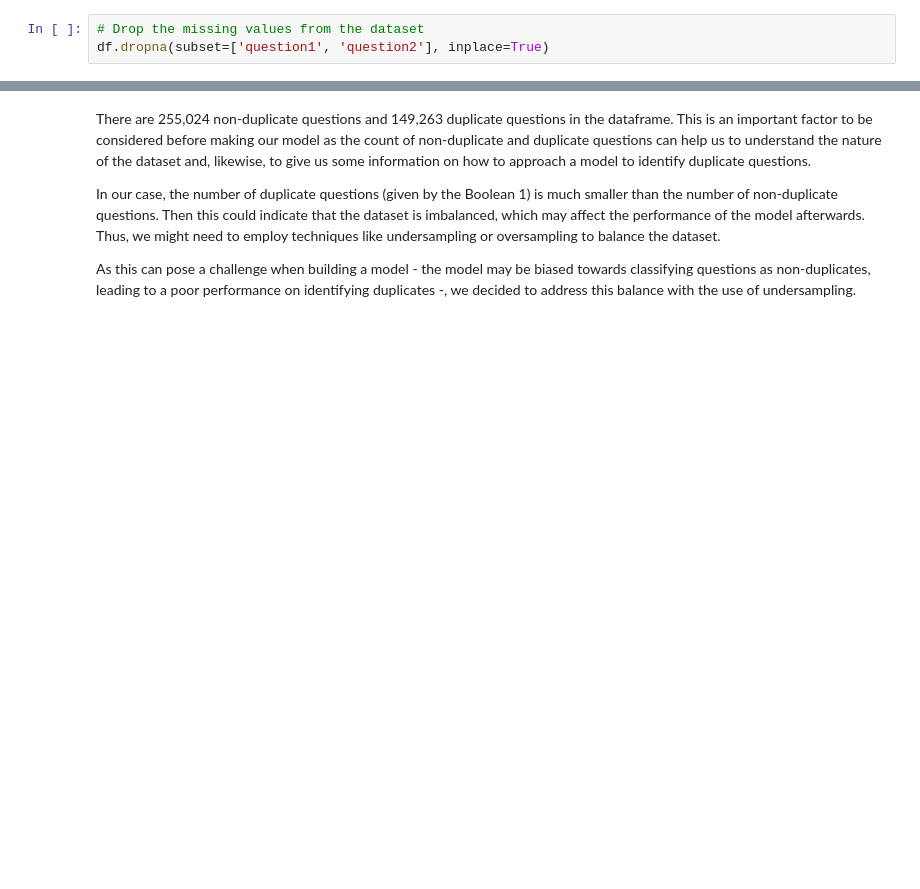
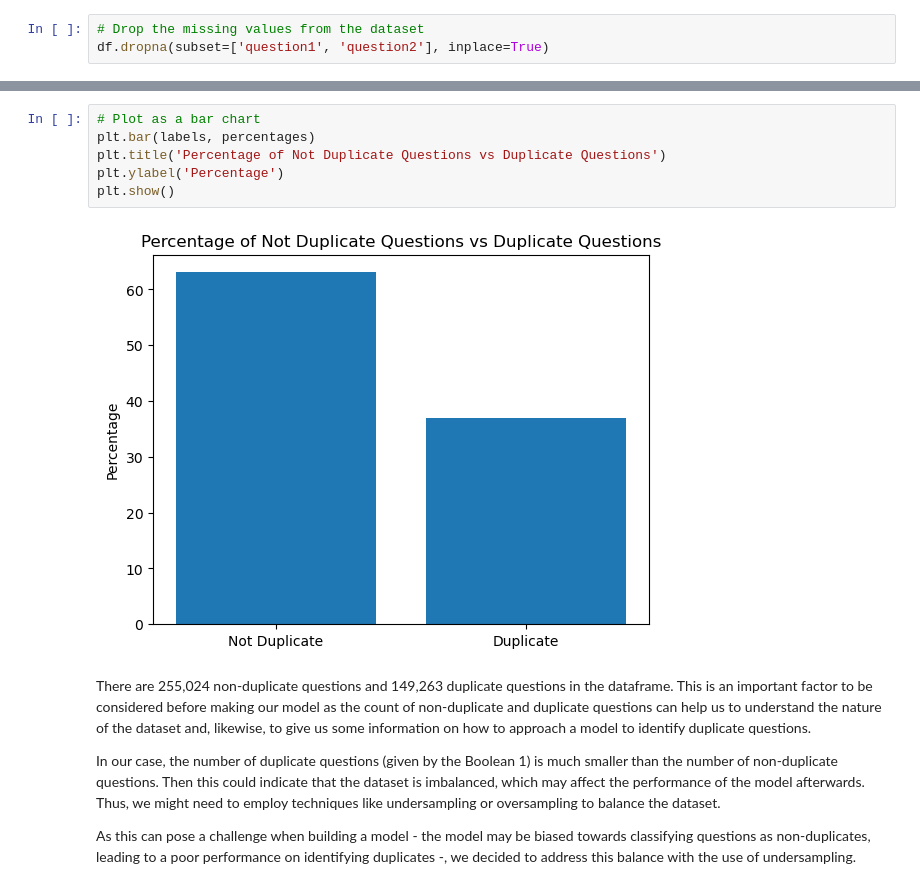
Before and after one commit to rafaelaqfc/Duplicate-Questions-Classifier, a Jupyter notebook: mini_project_V.ipynb, the cells around one changed output, grey strips where cells are left out. Cells and saved outputs as stored; diff of their text form; blank space fills up the shorter version.

```diff
--- a/mini_project_V.ipynb
+++ b/mini_project_V.ipynb
@@ -116,3 +131,11 @@ Name: is_duplicate, dtype: int64
+# %%
+# Plot as a bar chart
+plt.bar(labels, percentages)
+plt.title('Percentage of Not Duplicate Questions vs Duplicate Questions')
+plt.ylabel('Percentage')
+plt.show()
+# %% [output]
+[figure, added]
 # %% [markdown]
 There are 255,024 non-duplicate questions and 149,263 duplicate questions in the dataframe. This is an important factor to be considered before making our model as the count of non-duplicate and duplicate questions can help us to understand the nature of the dataset and, likewise, to give us some information on how to approach a model to identify duplicate questions.
 
```
Also changed, not shown: parts of 42 cells of this notebook.
